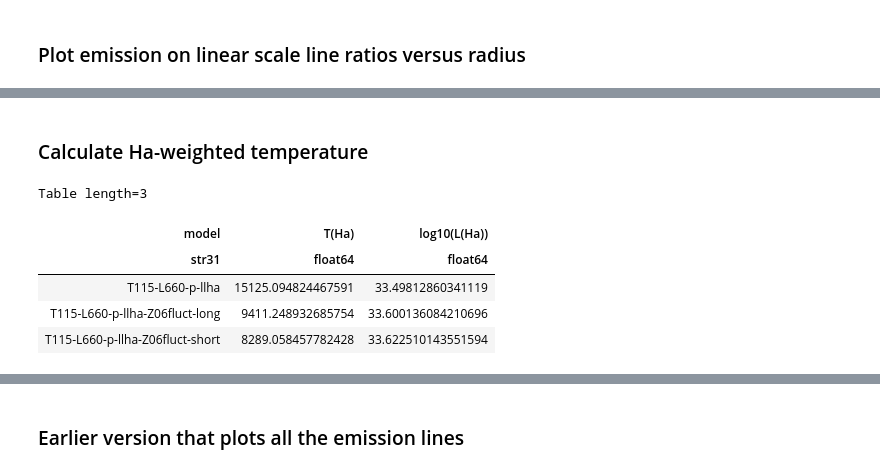
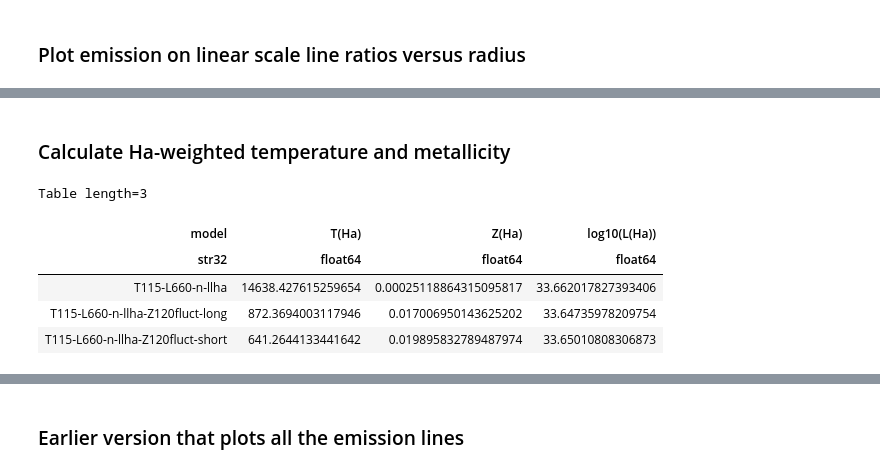
Before and after one commit to will-henney/teresa-pn-ou5, a Jupyter notebook: notebooks/05-02-cloudy-models.ipynb, the cells around one changed output, grey strips where cells are left out. Cells and saved outputs as stored; diff of their text form; code cells hidden in the pictures.

```diff
--- a/notebooks/05-02-cloudy-models.ipynb
+++ b/notebooks/05-02-cloudy-models.ipynb
@@ -499,26 +499,30 @@ fig.savefig(f"{neb}-cloudy-{model_id}-{zamp}-eratios-linear.pdf", bbox_inches="t
 # %% [markdown]
-### Calculate Ha-weighted temperature
+### Calculate Ha-weighted temperature and metallicity
 # %%
 Tdata = []
 for m, s in zip(models, suffixes):
     r = m.data["rad"]["radius"]
     eha = m.data["ems"]["H  1 6562.80A"]
     T = m.data["ovr"]["Te"]
+    Z = 10 ** (m.data["abun"]["OXYG"] - m.data["abun"]["abund H"])
     dVdr = 4 * np.pi * r ** 2
     L_ha = np.trapz(eha * dVdr, r)
     T_ha = np.trapz(T * eha * dVdr, r) / L_ha
+    Z_ha = np.trapz(Z * eha * dVdr, r) / L_ha
     Tdata.append(
         {"model": model_id + s,
          "T(Ha)": T_ha,
+         "Z(Ha)": Z_ha,
          "log10(L(Ha))": np.log10(L_ha)}
     )
 # %%
 from astropy.table import Table
-Table(Tdata)
+Ttab = Table(Tdata)
+Ttab
 # %% [output]
 Table length=3
-| model | T(Ha) | log10(L(Ha)) |
-| str31 | float64 | float64 |
-| T115-L660-p-llha | 15125.094824467591 | 33.49812860341119 |
-| T115-L660-p-llha-Z06fluct-long | 9411.248932685754 | 33.600136084210696 |
-| T115-L660-p-llha-Z06fluct-short | 8289.058457782428 | 33.622510143551594 |
+| model | T(Ha) | Z(Ha) | log10(L(Ha)) |
+| str32 | float64 | float64 | float64 |
+| T115-L660-n-llha | 14638.427615259654 | 0.00025118864315095817 | 33.662017827393406 |
+| T115-L660-n-llha-Z120fluct-long | 872.3694003117946 | 0.017006950143625202 | 33.64735978209754 |
+| T115-L660-n-llha-Z120fluct-short | 641.2644133441642 | 0.019895832789487974 | 33.65010808306873 |
```
Also changed, not shown: parts of 14 cells of this notebook, 22 other files.
